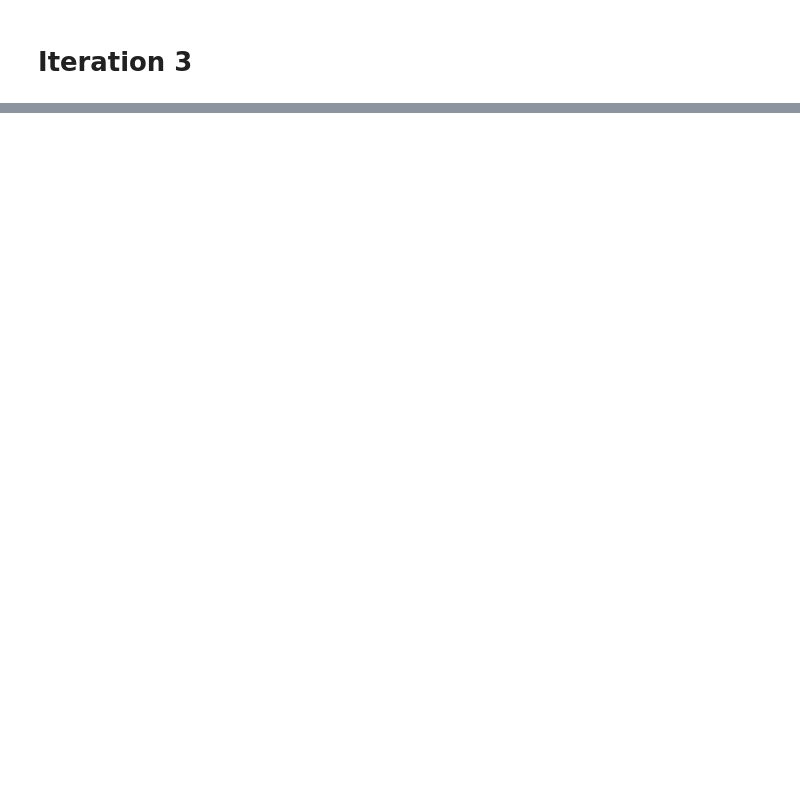
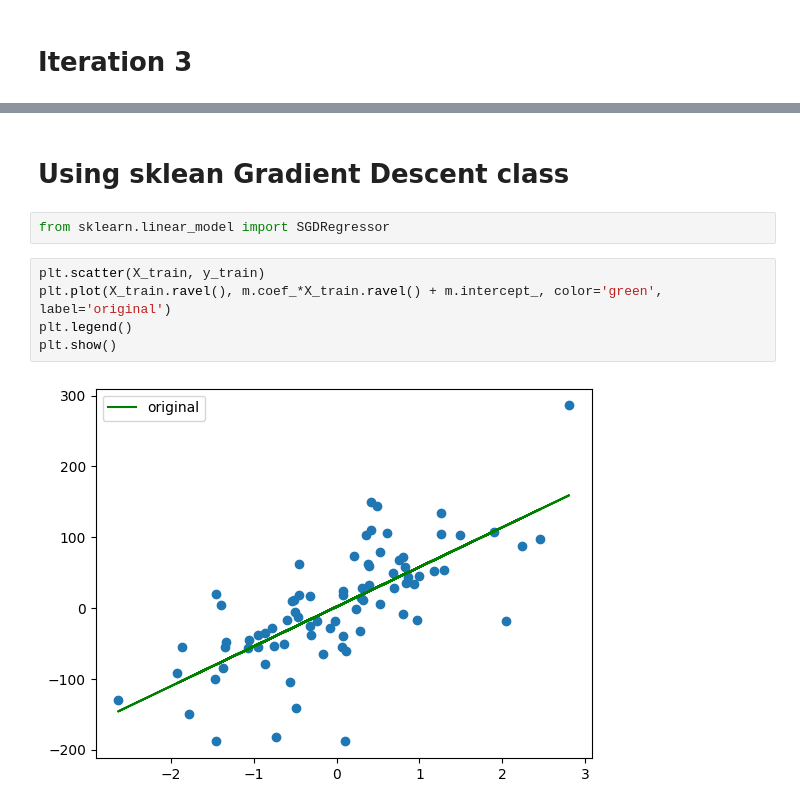
Before and after one commit to ROHIT318/python-practice, a Jupyter notebook: ml-implementation/gradient_descent.ipynb, the cells around one changed output, grey strips where cells are left out. Cells and saved outputs as stored; diff of their text form; blank space fills up the shorter version.

Commit message:
- Added gradient descent definition and types. - Added sklearn gradient descent class.

```diff
--- a/ml-implementation/gradient_descent.ipynb
+++ b/ml-implementation/gradient_descent.ipynb
@@ -132,0 +141,11 @@ plt.show()
+# %% [markdown]
+# Using sklean Gradient Descent class
+# %%
+from sklearn.linear_model import SGDRegressor
+# %%
+plt.scatter(X_train, y_train)
+plt.plot(X_train.ravel(), m.coef_*X_train.ravel() + m.intercept_, color='green', label='original')
+plt.legend()
+plt.show()
+# %% [output]
+[figure, added]
```
Also changed, not shown: parts of 16 cells of this notebook.
